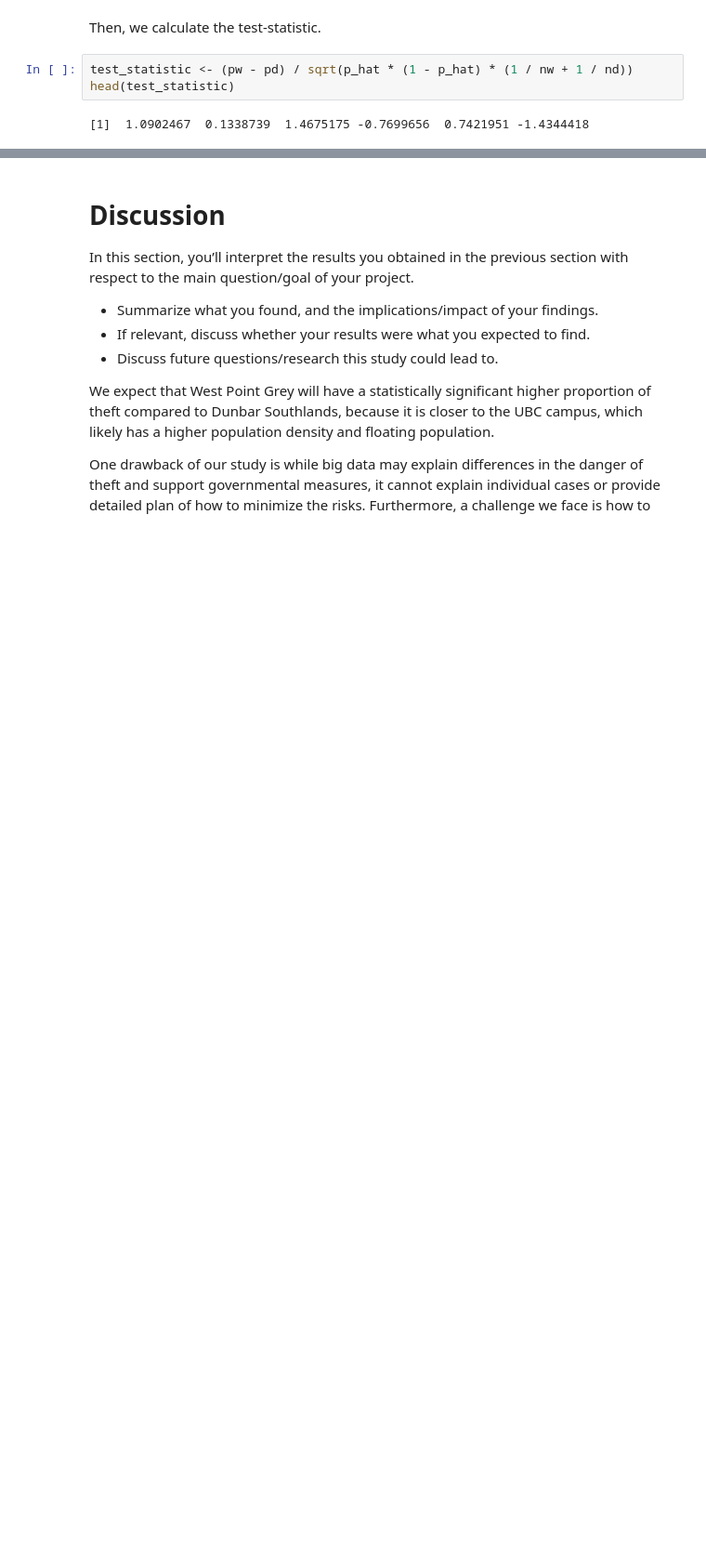
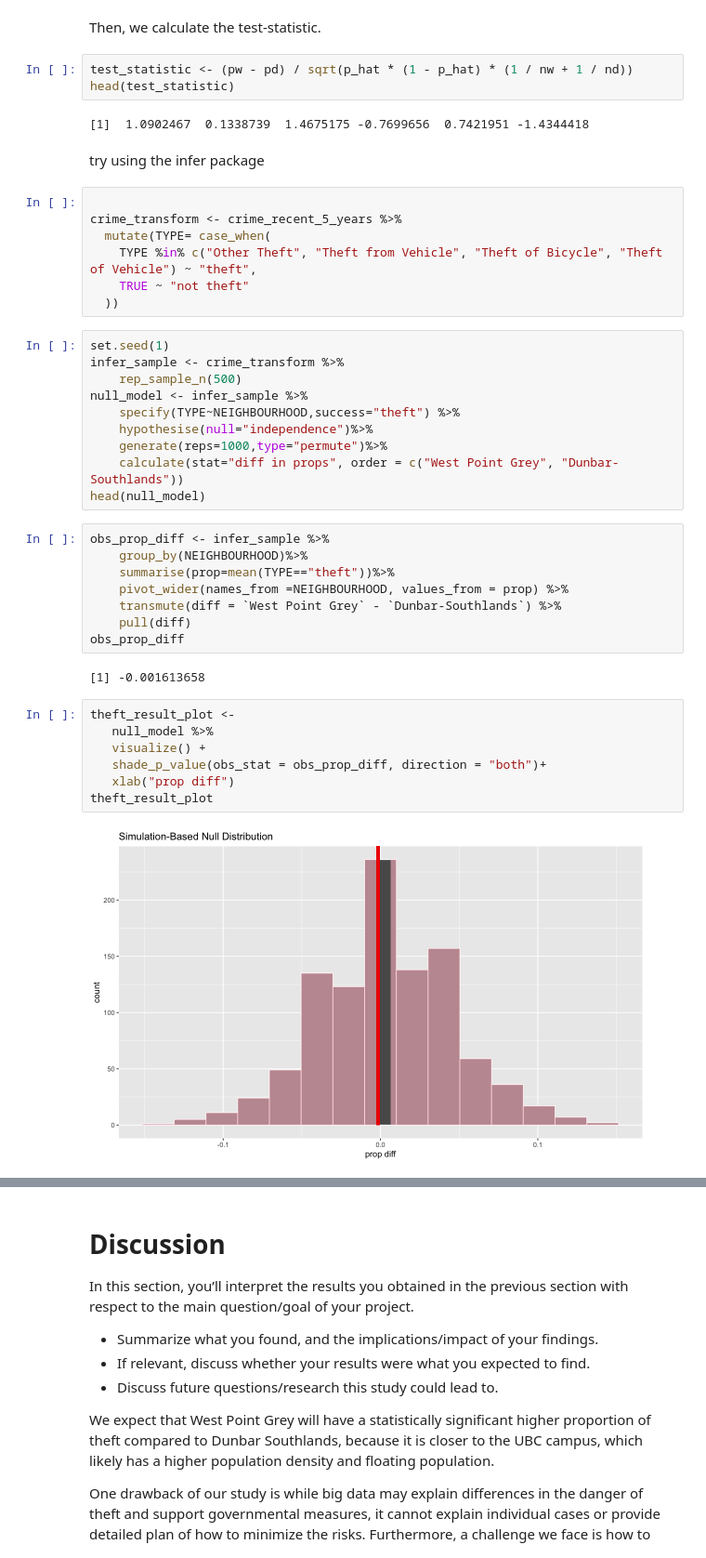
Before and after one commit to fankayii/STAT201_34, a Jupyter notebook: Final Project.ipynb, the cells around one changed output, grey strips where cells are left out. Shown at 93% size. Saved outputs shown, nothing was run; the diff lists cells and outputs as text; blank space fills up the shorter version.

Commit message:
add codes using infer

```diff
--- a/Final Project.ipynb
+++ b/Final Project.ipynb
@@ -408,3 +410,41 @@ test_statistic <- (pw - pd) / sqrt(p_hat * (1 - p_hat) * (1 / nw + 1 / nd))
 head(test_statistic)
 # %% [output]
 [1]  1.0902467  0.1338739  1.4675175 -0.7699656  0.7421951 -1.4344418
+# %% [markdown]
+try using the infer package
+# %%
+
+crime_transform <- crime_recent_5_years %>%
+  mutate(TYPE= case_when(
+    TYPE %in% c("Other Theft", "Theft from Vehicle", "Theft of Bicycle", "Theft of Vehicle") ~ "theft",
+    TRUE ~ "not theft"
+  ))
+# %%
+set.seed(1)
+infer_sample <- crime_transform %>%
+    rep_sample_n(500)
+null_model <- infer_sample %>%
+    specify(TYPE~NEIGHBOURHOOD,success="theft") %>%
+    hypothesise(null="independence")%>%
+    generate(reps=1000,type="permute")%>%
+    calculate(stat="diff in props", order = c("West Point Grey", "Dunbar-Southlands"))
+head(null_model)
+# %%
+obs_prop_diff <- infer_sample %>%
+    group_by(NEIGHBOURHOOD)%>%
+    summarise(prop=mean(TYPE=="theft"))%>%
+    pivot_wider(names_from =NEIGHBOURHOOD, values_from = prop) %>%
+    transmute(diff = `West Point Grey` - `Dunbar-Southlands`) %>%
+    pull(diff)
+obs_prop_diff
+# %% [output]
+[1] -0.001613658
+# %%
+theft_result_plot <-
+   null_model %>%
+   visualize() +
+   shade_p_value(obs_stat = obs_prop_diff, direction = "both")+
+   xlab("prop diff")
+theft_result_plot
+# %% [output]
+[figure, added]
```
Also changed, not shown: parts of 2 cells of this notebook.
